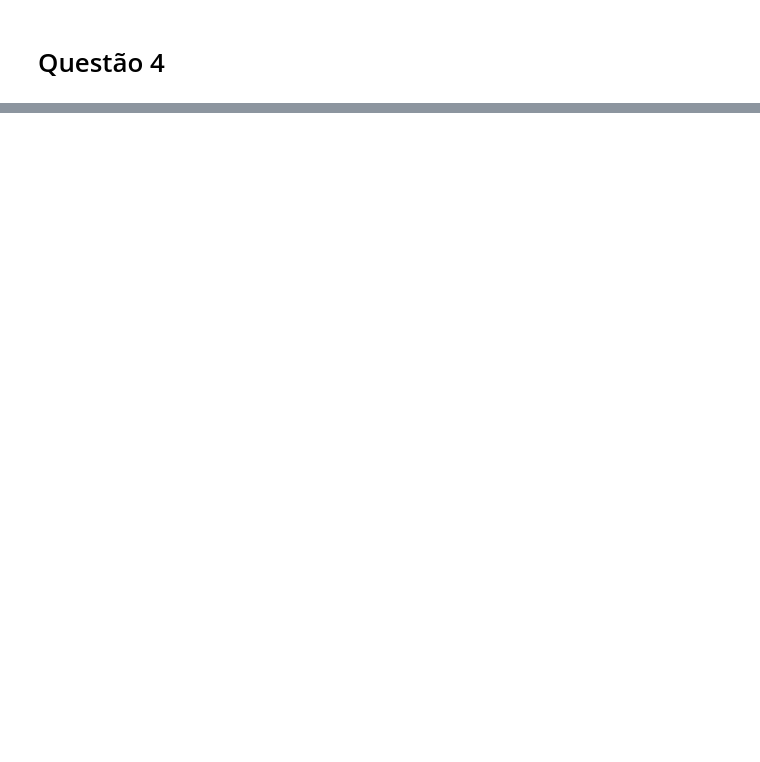
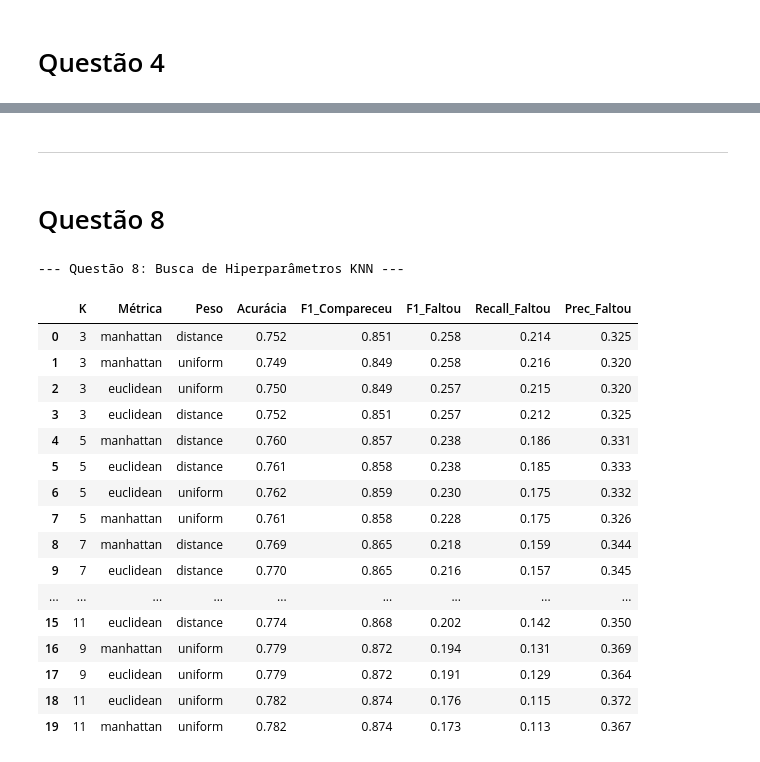
Before and after one commit to leandrowanderley/DataScience_UFAL, a Jupyter notebook: Lista 1/reescrevendo_lista.ipynb, the cells around one changed output, grey strips where cells are left out. Saved outputs shown, nothing was run; the diff lists cells and outputs as text; code cells hidden in the pictures; blank space fills up the shorter version.

```diff
--- a/Lista 1/reescrevendo_lista.ipynb
+++ b/Lista 1/reescrevendo_lista.ipynb
@@ -508,0 +835,68 @@ analise_exploratoria_completa(df_limpo)
+# %% [markdown]
+---
+# %% [markdown]
+# Questão 8
+# %%
+# Questão 8: os dados já foram divididos na Q7 — reutilizamos X_train, X_val, y_train, y_val
+# O preprocessor escolhido foi o StandardScaler
+preprocessor_escolhido = preprocessors['Esquema A - StandardScaler']
+
+def busca_knn(X_train, X_val, y_train, y_val, preprocessor):
+    print("--- Questão 8: Busca de Hiperparâmetros KNN ---\n")
+
+    resultados = []
+    ks      = [3, 5, 7, 9, 11]
+    metricas = ['euclidean', 'manhattan']
+    pesos    = ['uniform', 'distance']
+
+    for k in ks:
+        for metrica in metricas:
+            for peso in pesos:
+                pipe = Pipeline([
+                    ('pre', preprocessor),
+                    ('knn', KNeighborsClassifier(n_neighbors=k, metric=metrica, weights=peso))
+                ])
+                pipe.fit(X_train, y_train)
+                y_pred = pipe.predict(X_val)
+
+                prec, rec, f1, _ = precision_recall_fscore_support(
+                    y_val, y_pred, average=None, zero_division=0)
+                acc = accuracy_score(y_val, y_pred)
+
+                resultados.append({
+                    'K': k, 'Métrica': metrica, 'Peso': peso,
+                    'Acurácia'      : acc,
+                    'F1_Compareceu' : f1[0],
+                    'F1_Faltou'     : f1[1],
+                    'Recall_Faltou' : rec[1],
+                    'Prec_Faltou'   : prec[1],
+                })
+
+    df_res = (pd.DataFrame(resultados)
+                .sort_values(by='F1_Faltou', ascending=False)
+                .reset_index(drop=True))
+
+    pd.options.display.float_format = '{:.3f}'.format
+    display(df_res)
+    return df_res
+
+tabela_knn = busca_knn(X_train, X_val, y_train, y_val, preprocessor_escolhido)
+# %% [output]
+--- Questão 8: Busca de Hiperparâmetros KNN ---
+|  | K | Métrica | Peso | Acurácia | F1_Compareceu | F1_Faltou | Recall_Faltou | Prec_Faltou |
+| 0 | 3 | manhattan | distance | 0.752 | 0.851 | 0.258 | 0.214 | 0.325 |
+| 1 | 3 | manhattan | uniform | 0.749 | 0.849 | 0.258 | 0.216 | 0.320 |
+| 2 | 3 | euclidean | uniform | 0.750 | 0.849 | 0.257 | 0.215 | 0.320 |
+| 3 | 3 | euclidean | distance | 0.752 | 0.851 | 0.257 | 0.212 | 0.325 |
+| 4 | 5 | manhattan | distance | 0.760 | 0.857 | 0.238 | 0.186 | 0.331 |
+| 5 | 5 | euclidean | distance | 0.761 | 0.858 | 0.238 | 0.185 | 0.333 |
+| 6 | 5 | euclidean | uniform | 0.762 | 0.859 | 0.230 | 0.175 | 0.332 |
+| 7 | 5 | manhattan | uniform | 0.761 | 0.858 | 0.228 | 0.175 | 0.326 |
+| 8 | 7 | manhattan | distance | 0.769 | 0.865 | 0.218 | 0.159 | 0.344 |
+| 9 | 7 | euclidean | distance | 0.770 | 0.865 | 0.216 | 0.157 | 0.345 |
+| ... | ... | ... | ... | ... | ... | ... | ... | ... |
+| 15 | 11 | euclidean | distance | 0.774 | 0.868 | 0.202 | 0.142 | 0.350 |
+| 16 | 9 | manhattan | uniform | 0.779 | 0.872 | 0.194 | 0.131 | 0.369 |
+| 17 | 9 | euclidean | uniform | 0.779 | 0.872 | 0.191 | 0.129 | 0.364 |
+| 18 | 11 | euclidean | uniform | 0.782 | 0.874 | 0.176 | 0.115 | 0.372 |
+| 19 | 11 | manhattan | uniform | 0.782 | 0.874 | 0.173 | 0.113 | 0.367 |
```
Also changed, not shown: parts of 37 cells of this notebook.
